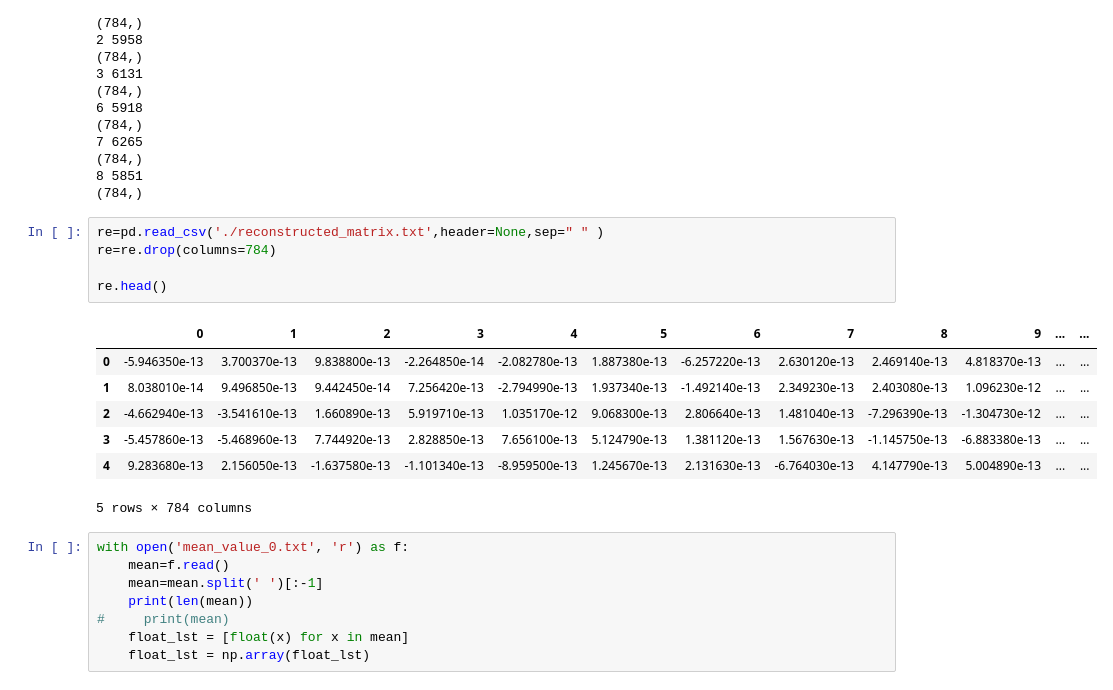
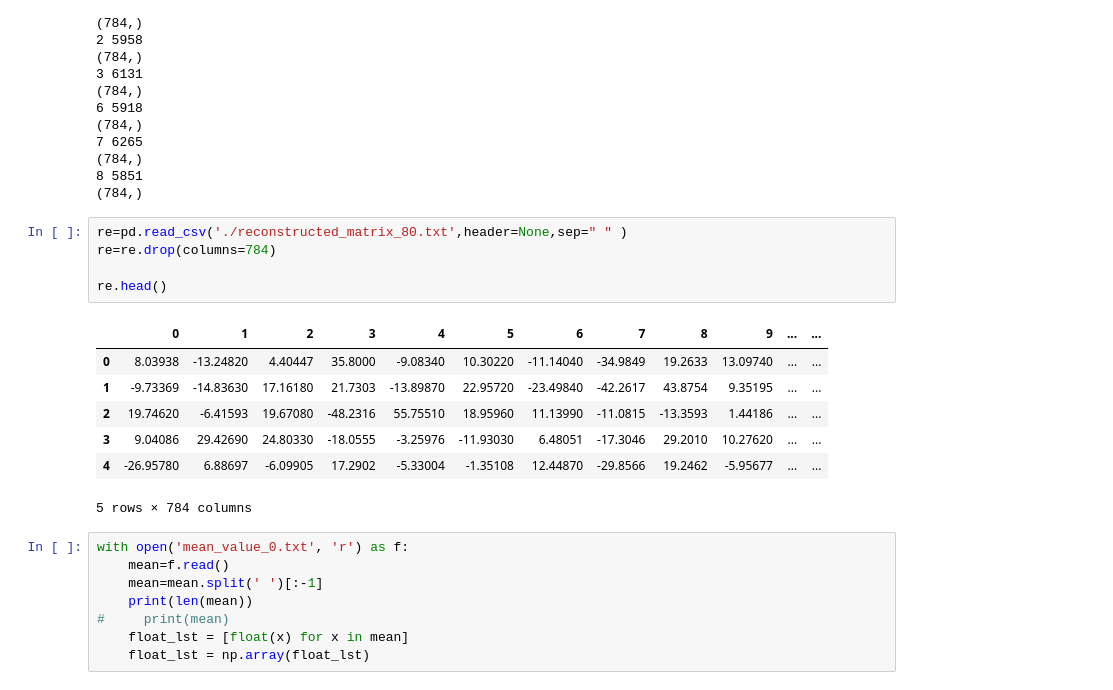
Before and after one commit to vishalbidawatka/IPSC_Image_Compression_Decompression_PCA_Openmp, a Jupyter notebook: pre_processing_python.ipynb, the cells around one changed output. Drawn from its saved outputs; the diff is of its cells as text.

```diff
--- a/pre_processing_python.ipynb
+++ b/pre_processing_python.ipynb
@@ -75,17 +75,17 @@ for i in data['label'].unique():
 8 5851
 (784,)
 # %%
-re=pd.read_csv('./reconstructed_matrix.txt',header=None,sep=" " )
+re=pd.read_csv('./reconstructed_matrix_80.txt',header=None,sep=" " )
 re=re.drop(columns=784)
 
 re.head()
 # %% [output]
 |  | 0 | 1 | 2 | 3 | 4 | 5 | 6 | 7 | 8 | 9 | ... | ... |
-| 0 | -5.946350e-13 | 3.700370e-13 | 9.838800e-13 | -2.264850e-14 | -2.082780e-13 | 1.887380e-13 | -6.257220e-13 | 2.630120e-13 | 2.469140e-13 | 4.818370e-13 | ... | ... |
-| 1 | 8.038010e-14 | 9.496850e-13 | 9.442450e-14 | 7.256420e-13 | -2.794990e-13 | 1.937340e-13 | -1.492140e-13 | 2.349230e-13 | 2.403080e-13 | 1.096230e-12 | ... | ... |
-| 2 | -4.662940e-13 | -3.541610e-13 | 1.660890e-13 | 5.919710e-13 | 1.035170e-12 | 9.068300e-13 | 2.806640e-13 | 1.481040e-13 | -7.296390e-13 | -1.304730e-12 | ... | ... |
-| 3 | -5.457860e-13 | -5.468960e-13 | 7.744920e-13 | 2.828850e-13 | 7.656100e-13 | 5.124790e-13 | 1.381120e-13 | 1.567630e-13 | -1.145750e-13 | -6.883380e-13 | ... | ... |
-| 4 | 9.283680e-13 | 2.156050e-13 | -1.637580e-13 | -1.101340e-13 | -8.959500e-13 | 1.245670e-13 | 2.131630e-13 | -6.764030e-13 | 4.147790e-13 | 5.004890e-13 | ... | ... |
+| 0 | 8.03938 | -13.24820 | 4.40447 | 35.8000 | -9.08340 | 10.30220 | -11.14040 | -34.9849 | 19.2633 | 13.09740 | ... | ... |
+| 1 | -9.73369 | -14.83630 | 17.16180 | 21.7303 | -13.89870 | 22.95720 | -23.49840 | -42.2617 | 43.8754 | 9.35195 | ... | ... |
+| 2 | 19.74620 | -6.41593 | 19.67080 | -48.2316 | 55.75510 | 18.95960 | 11.13990 | -11.0815 | -13.3593 | 1.44186 | ... | ... |
+| 3 | 9.04086 | 29.42690 | 24.80330 | -18.0555 | -3.25976 | -11.93030 | 6.48051 | -17.3046 | 29.2010 | 10.27620 | ... | ... |
+| 4 | -26.95780 | 6.88697 | -6.09905 | 17.2902 | -5.33004 | -1.35108 | 12.44870 | -29.8566 | 19.2462 | -5.95677 | ... | ... |
 5 rows × 784 columns
 # %%
 with open('mean_value_0.txt', 'r') as f:
```
Also changed, not shown: parts of 6 cells of this notebook.
